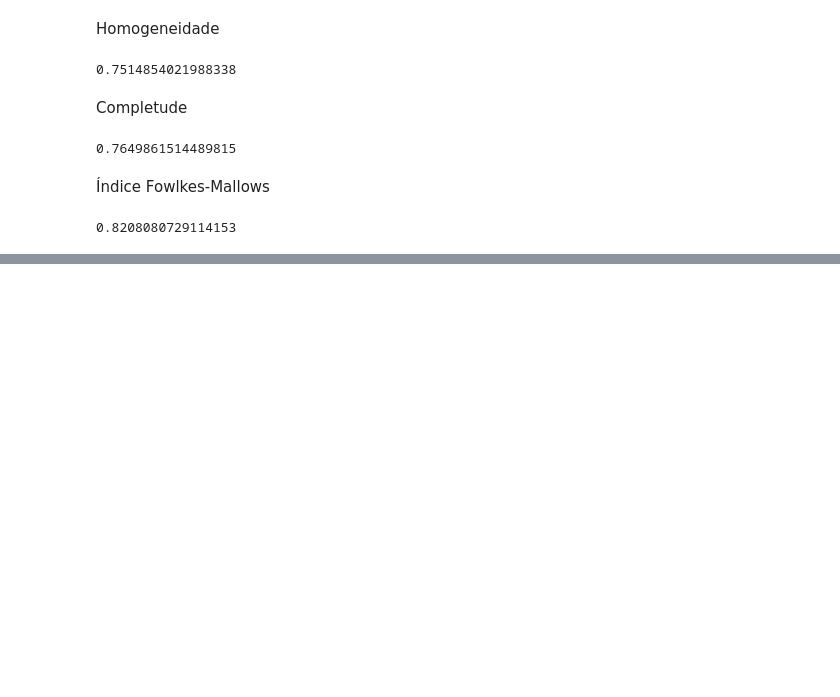
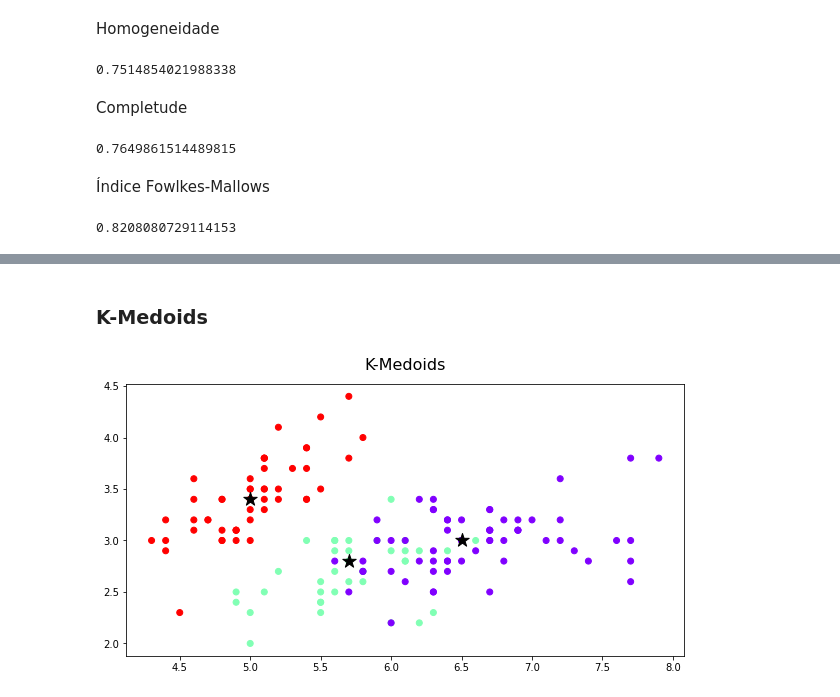
Before and after one commit to LilianeAquino/introducao_mineracao_de_dados, a Jupyter notebook: 04_analise_de_grupos.ipynb, the cells around one changed output, grey strips where cells are left out. Drawn from its saved outputs; the diff is of its cells as text; code cells hidden in the pictures; blank space fills up the shorter version.

```diff
--- a/04_analise_de_grupos.ipynb
+++ b/04_analise_de_grupos.ipynb
@@ -208,0 +227,15 @@ fowlkes_mallows_score(y, labels)
+# %% [markdown]
+### K-Medoids
+# %%
+from sklearn_extra.cluster import KMedoids
+
+kmedoids = KMedoids(n_clusters=3)
+kmedoids.fit_predict(dados_copy)
+
+plt.figure(figsize=(10, 5))
+plt.title('K-Medoids', fontsize=16, y=1.03)
+plt.scatter(dados_copy[:, 0], dados_copy[:, 1], c=kmedoids.labels_, cmap='rainbow')
+plt.scatter(kmedoids.cluster_centers_[:, 0], kmedoids.cluster_centers_[:, 1], s=200, c='k', marker='*')
+plt.show()
+# %% [output]
+[figure, added]
```
Also changed, not shown: parts of 12 cells of this notebook.
